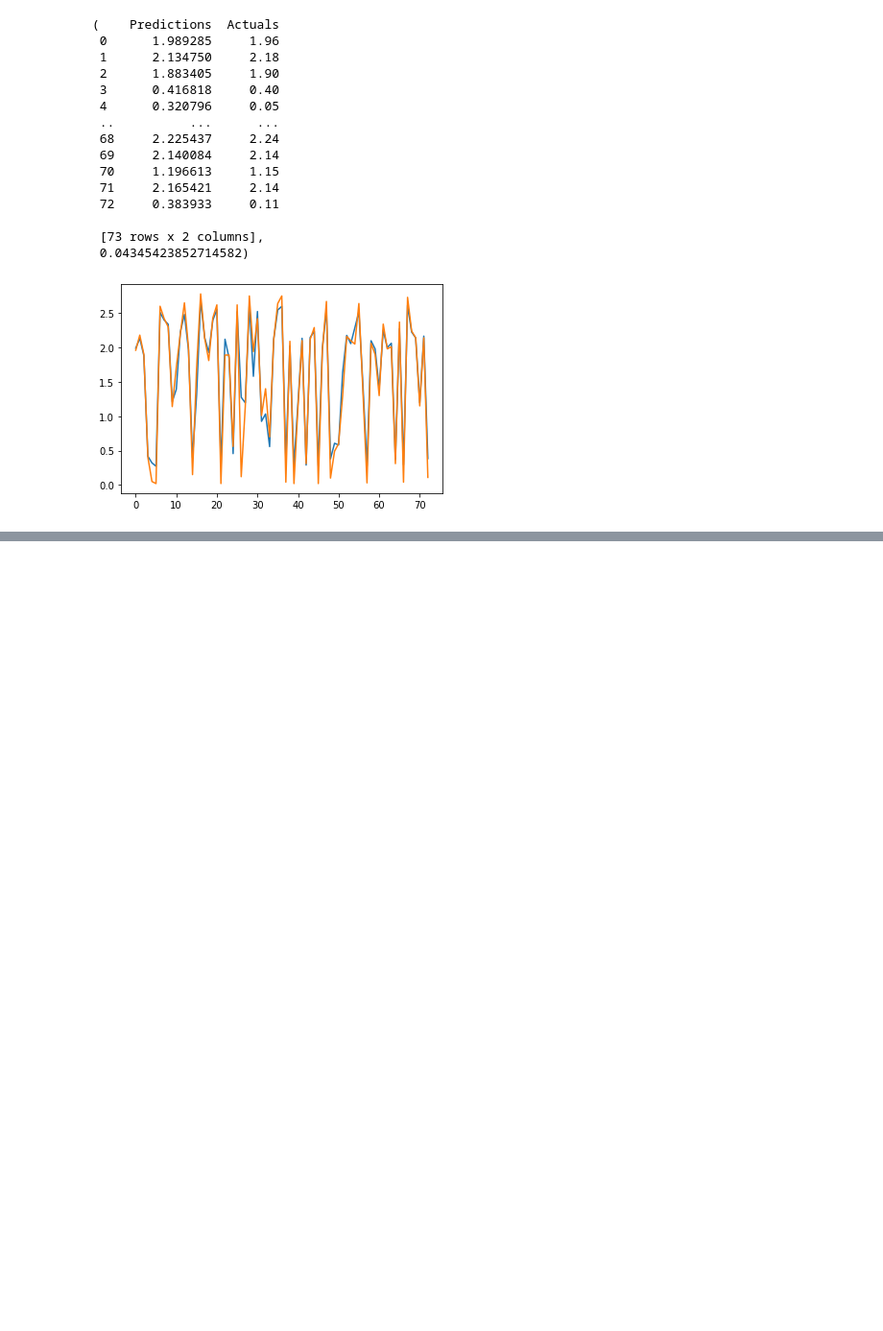
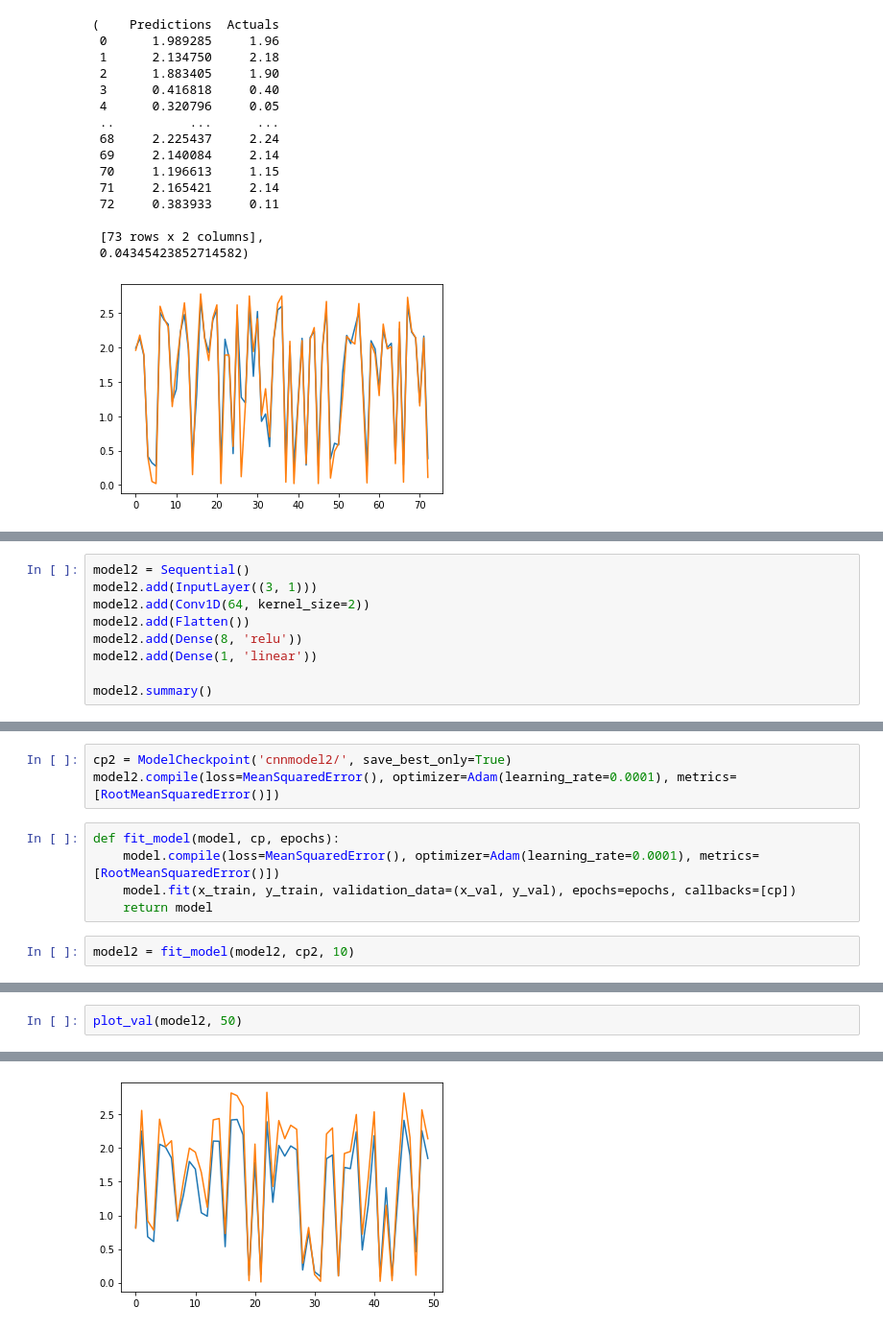
Before and after one commit to rakibhhridoy/Research, a Jupyter notebook: Turag/Python/Models.ipynb, the cells around one changed output, grey strips where cells are left out. Shown at 96% size. Drawn from its saved outputs; the diff is of its cells as text; blank space fills up the shorter version.

```diff
--- a/Turag/Python/Models.ipynb
+++ b/Turag/Python/Models.ipynb
@@ -253,0 +268,9 @@ plot_predictions1(model1, x_test, y_test)
+# %%
+model2 = Sequential()
+model2.add(InputLayer((3, 1)))
+model2.add(Conv1D(64, kernel_size=2))
+model2.add(Flatten())
+model2.add(Dense(8, 'relu'))
+model2.add(Dense(1, 'linear'))
+
+model2.summary()
@@ -253,0 +295,10 @@ plot_predictions1(model1, x_test, y_test)
+# %%
+cp2 = ModelCheckpoint('cnnmodel2/', save_best_only=True)
+model2.compile(loss=MeanSquaredError(), optimizer=Adam(learning_rate=0.0001), metrics=[RootMeanSquaredError()])
+# %%
+def fit_model(model, cp, epochs):
+    model.compile(loss=MeanSquaredError(), optimizer=Adam(learning_rate=0.0001), metrics=[RootMeanSquaredError()])
+    model.fit(x_train, y_train, validation_data=(x_val, y_val), epochs=epochs, callbacks=[cp])
+    return model
+# %%
+model2 = fit_model(model2, cp2, 10)
@@ -253,0 +333,3 @@ plot_predictions1(model1, x_test, y_test)
+# %%
+plot_val(model2, 50)
+# %% [output]
@@ -253,0 +337 @@ plot_predictions1(model1, x_test, y_test)
+[figure, added]
```
Also changed, not shown: parts of 10 cells of this notebook, 4 other files.
